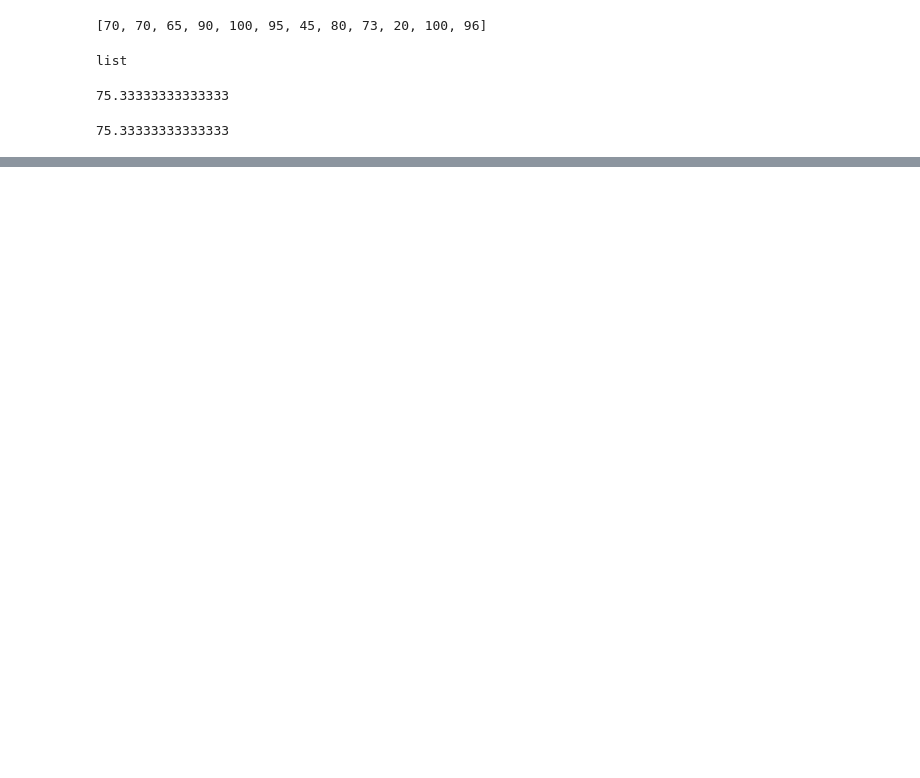
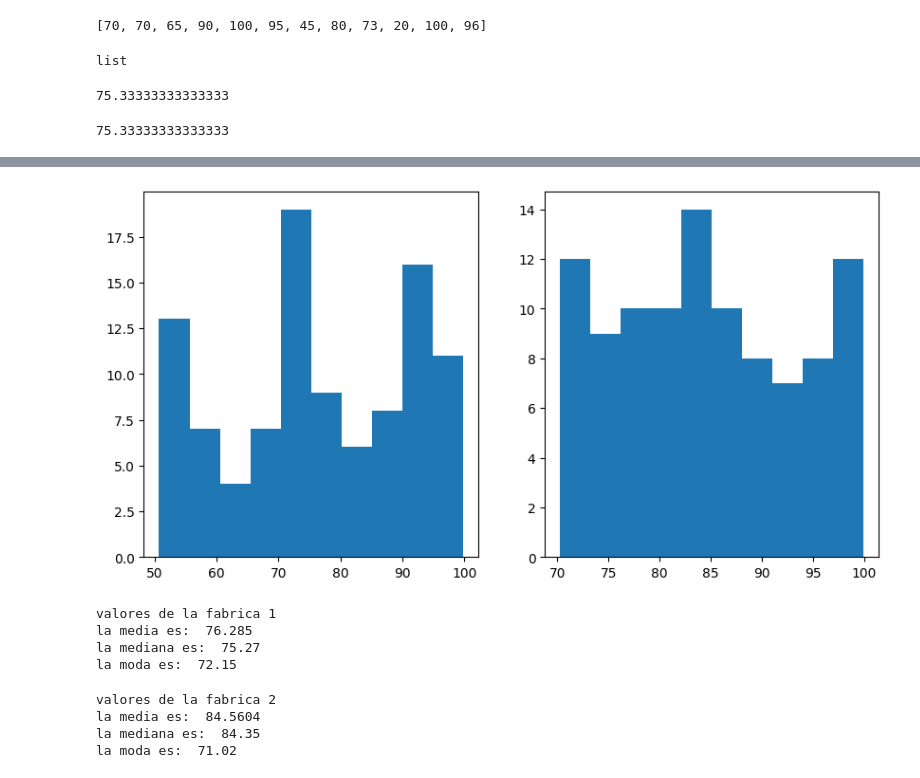
Before and after one commit to RubennAlv/Probabilidad, a Jupyter notebook: Unidad1/Practica1.ipynb, the cells around one changed output, grey strips where cells are left out. Drawn from its saved outputs; the diff is of its cells as text; code cells hidden in the pictures; blank space fills up the shorter version.

```diff
--- a/Unidad1/Practica1.ipynb
+++ b/Unidad1/Practica1.ipynb
@@ -53,0 +91,30 @@ print(mediana_manual)
+# %%
+#generar una grafica diferente para cada fabrica una al lado de la otra
+fig, (ax1, ax2) = plt.subplots(nrows=1, ncols=2, figsize=(10, 5))
+ax1.hist(fabrica1)
+ax2.hist(fabrica2)
+plt.show()
+# %% [output]
+[figure, added]
+# %%
+#valores de la fabrica 1
+print("valores de la fabrica 1")
+print(f"la media es: ", mean(fabrica1))
+print(f"la mediana es: ", median(fabrica1))
+print(f"la moda es: ", mode(fabrica1))
+# %% [output]
+valores de la fabrica 1
+la media es:  76.285
+la mediana es:  75.27
+la moda es:  72.15
+# %%
+#valores de la fabrica 2
+print("valores de la fabrica 2")
+print(f"la media es: ", mean(fabrica2))
+print(f"la mediana es: ", median(fabrica2))
+print(f"la moda es: ", mode(fabrica2))
+# %% [output]
+valores de la fabrica 2
+la media es:  84.5604
+la mediana es:  84.35
+la moda es:  71.02
```
Also changed, not shown: parts of 9 cells of this notebook.
